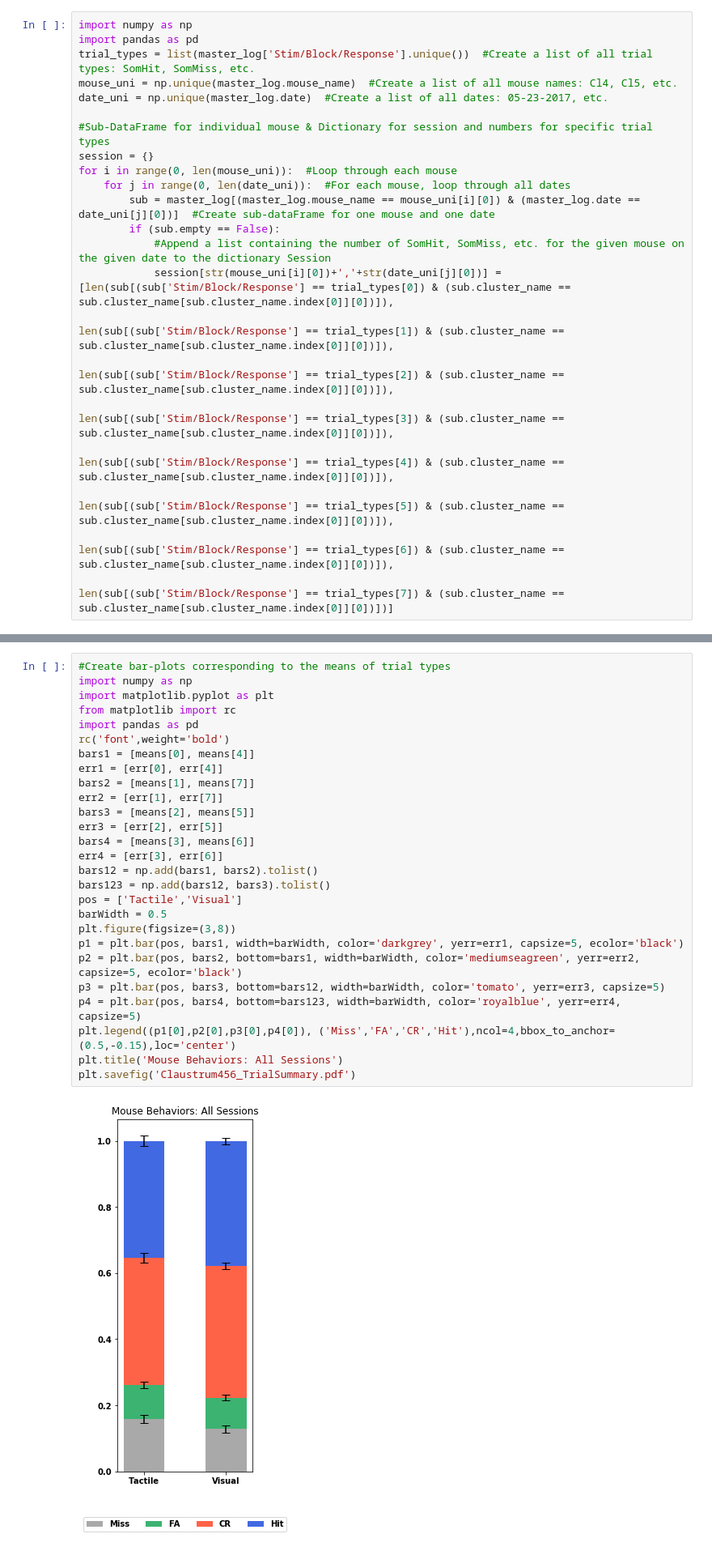
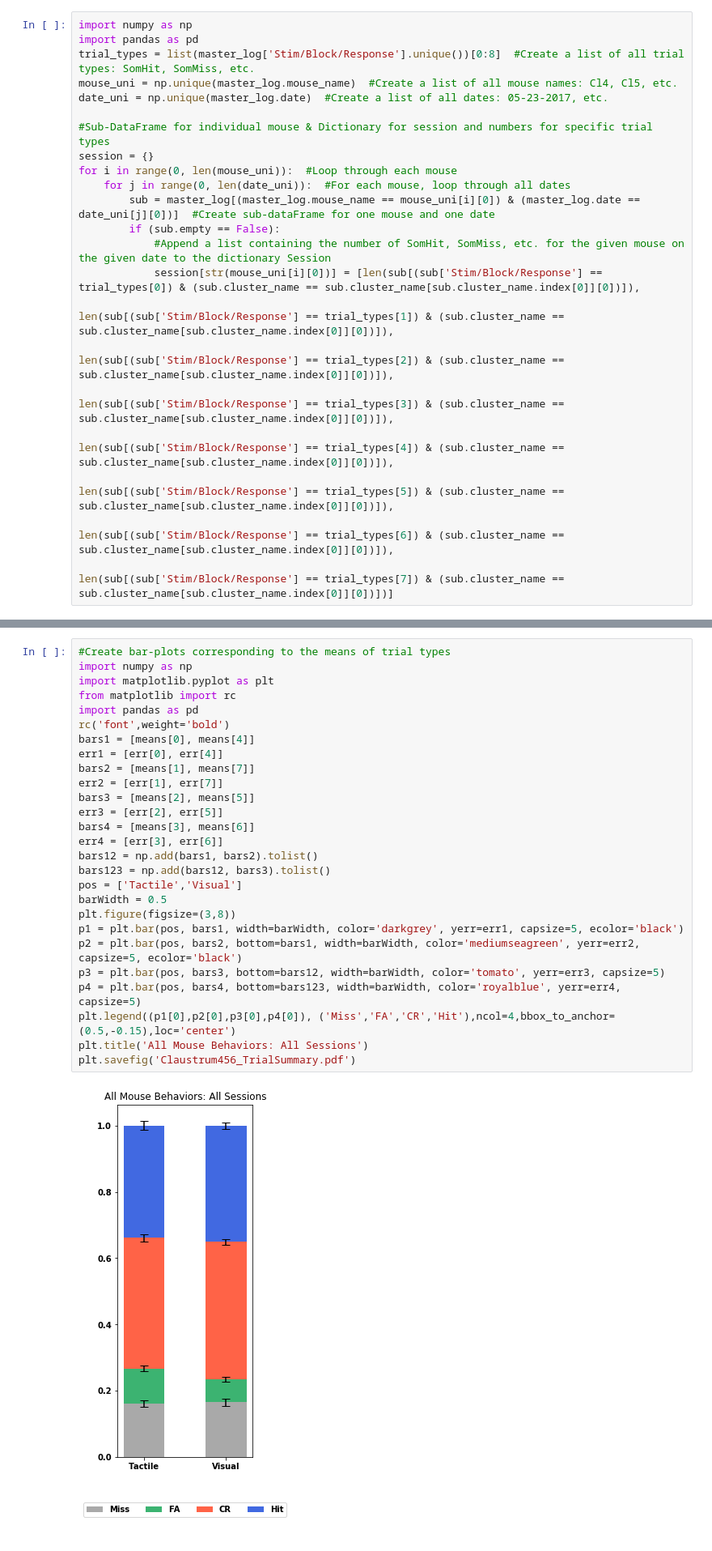
Before and after one commit to maimechevee/Undergrads, a Jupyter notebook: Evelyn Bar Plots Final.ipynb, the cells around one changed output, grey strips where cells are left out. Shown at 81% size. Cells and saved outputs as stored; diff of their text form.

Commit message:
Auto stash before merge of "master" and "origin/master"

```diff
--- a/Evelyn Bar Plots Final.ipynb
+++ b/Evelyn Bar Plots Final.ipynb
@@ -9,7 +67,7 @@ with open(file_to_open, 'rb') as f:
 # %%
 import numpy as np
 import pandas as pd
-trial_types = list(master_log['Stim/Block/Response'].unique())  #Create a list of all trial types: SomHit, SomMiss, etc.
+trial_types = list(master_log['Stim/Block/Response'].unique())[0:8]  #Create a list of all trial types: SomHit, SomMiss, etc.
 mouse_uni = np.unique(master_log.mouse_name)  #Create a list of all mouse names: Cl4, Cl5, etc.
 date_uni = np.unique(master_log.date)  #Create a list of all dates: 05-23-2017, etc.
 
@@ -20,7 +78,7 @@ for i in range(0, len(mouse_uni)):  #Loop through each mouse
         sub = master_log[(master_log.mouse_name == mouse_uni[i][0]) & (master_log.date == date_uni[j][0])]  #Create sub-dataFrame for one mouse and one date
         if (sub.empty == False):
             #Append a list containing the number of SomHit, SomMiss, etc. for the given mouse on the given date to the dictionary Session
-            session[str(mouse_uni[i][0])+','+str(date_uni[j][0])] = [len(sub[(sub['Stim/Block/Response'] == trial_types[0]) & (sub.cluster_name == sub.cluster_name[sub.cluster_name.index[0]][0])]),
+            session[str(mouse_uni[i][0])] = [len(sub[(sub['Stim/Block/Response'] == trial_types[0]) & (sub.cluster_name == sub.cluster_name[sub.cluster_name.index[0]][0])]),
                                                                      len(sub[(sub['Stim/Block/Response'] == trial_types[1]) & (sub.cluster_name == sub.cluster_name[sub.cluster_name.index[0]][0])]),
                                                                      len(sub[(sub['Stim/Block/Response'] == trial_types[2]) & (sub.cluster_name == sub.cluster_name[sub.cluster_name.index[0]][0])]),
                                                                      len(sub[(sub['Stim/Block/Response'] == trial_types[3]) & (sub.cluster_name == sub.cluster_name[sub.cluster_name.index[0]][0])]),
@@ -101,29 +139,29 @@ temp
 # %%
 #Create bar-plots corresponding to the means of trial types
 import numpy as np
 import matplotlib.pyplot as plt
 from matplotlib import rc
 import pandas as pd
 rc('font',weight='bold')
 bars1 = [means[0], means[4]]
 err1 = [err[0], err[4]]
 bars2 = [means[1], means[7]]
 err2 = [err[1], err[7]]
 bars3 = [means[2], means[5]]
 err3 = [err[2], err[5]]
 bars4 = [means[3], means[6]]
 err4 = [err[3], err[6]]
 bars12 = np.add(bars1, bars2).tolist()
 bars123 = np.add(bars12, bars3).tolist()
 pos = ['Tactile','Visual']
 barWidth = 0.5
 plt.figure(figsize=(3,8))
 p1 = plt.bar(pos, bars1, width=barWidth, color='darkgrey', yerr=err1, capsize=5, ecolor='black')
 p2 = plt.bar(pos, bars2, bottom=bars1, width=barWidth, color='mediumseagreen', yerr=err2, capsize=5, ecolor='black')
 p3 = plt.bar(pos, bars3, bottom=bars12, width=barWidth, color='tomato', yerr=err3, capsize=5)
 p4 = plt.bar(pos, bars4, bottom=bars123, width=barWidth, color='royalblue', yerr=err4, capsize=5)
 plt.legend((p1[0],p2[0],p3[0],p4[0]), ('Miss','FA','CR','Hit'),ncol=4,bbox_to_anchor=(0.5,-0.15),loc='center')
-plt.title('Mouse Behaviors: All Sessions')
+plt.title('All Mouse Behaviors: All Sessions')
 plt.savefig('Claustrum456_TrialSummary.pdf')
 # %% [output]
-[figure, old version]
+[figure, new version]
```
Also changed, not shown: parts of 5 cells of this notebook, 33 other files.
